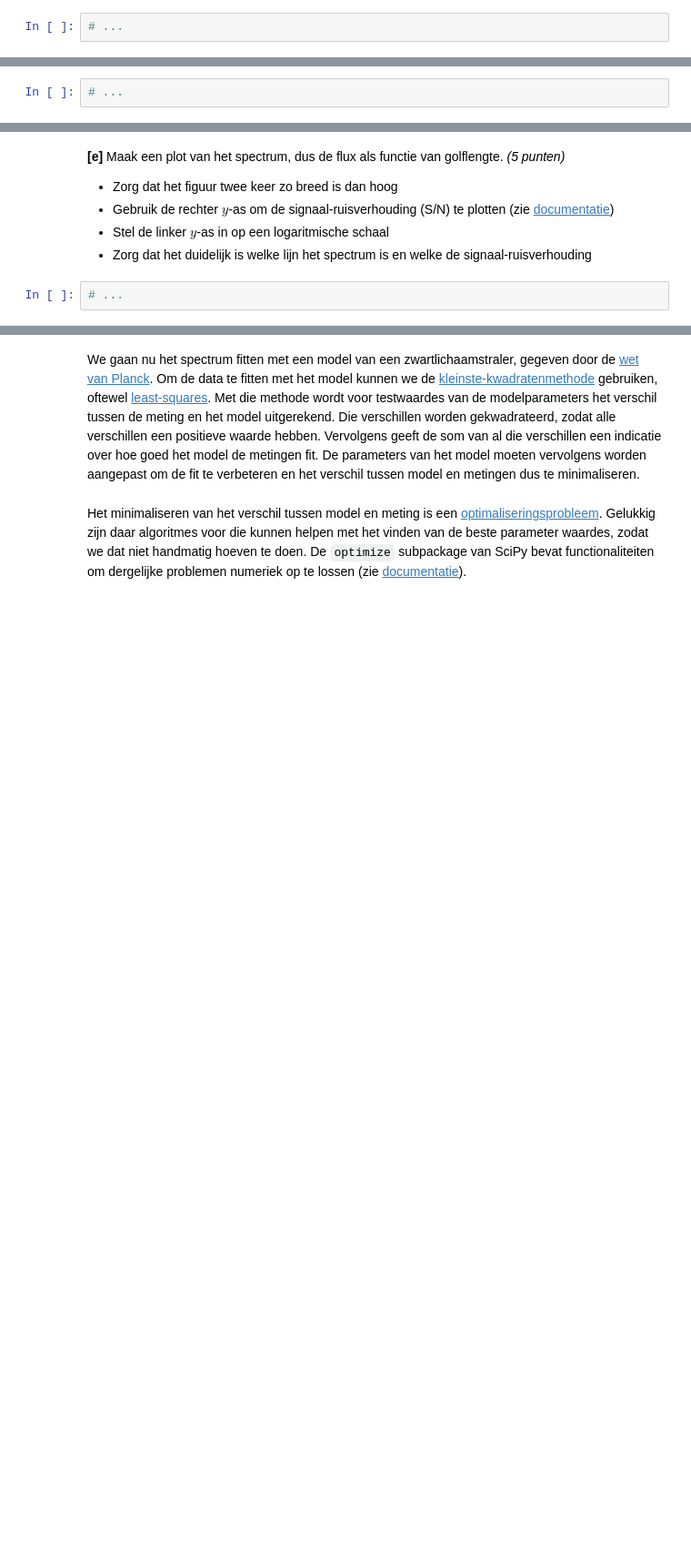
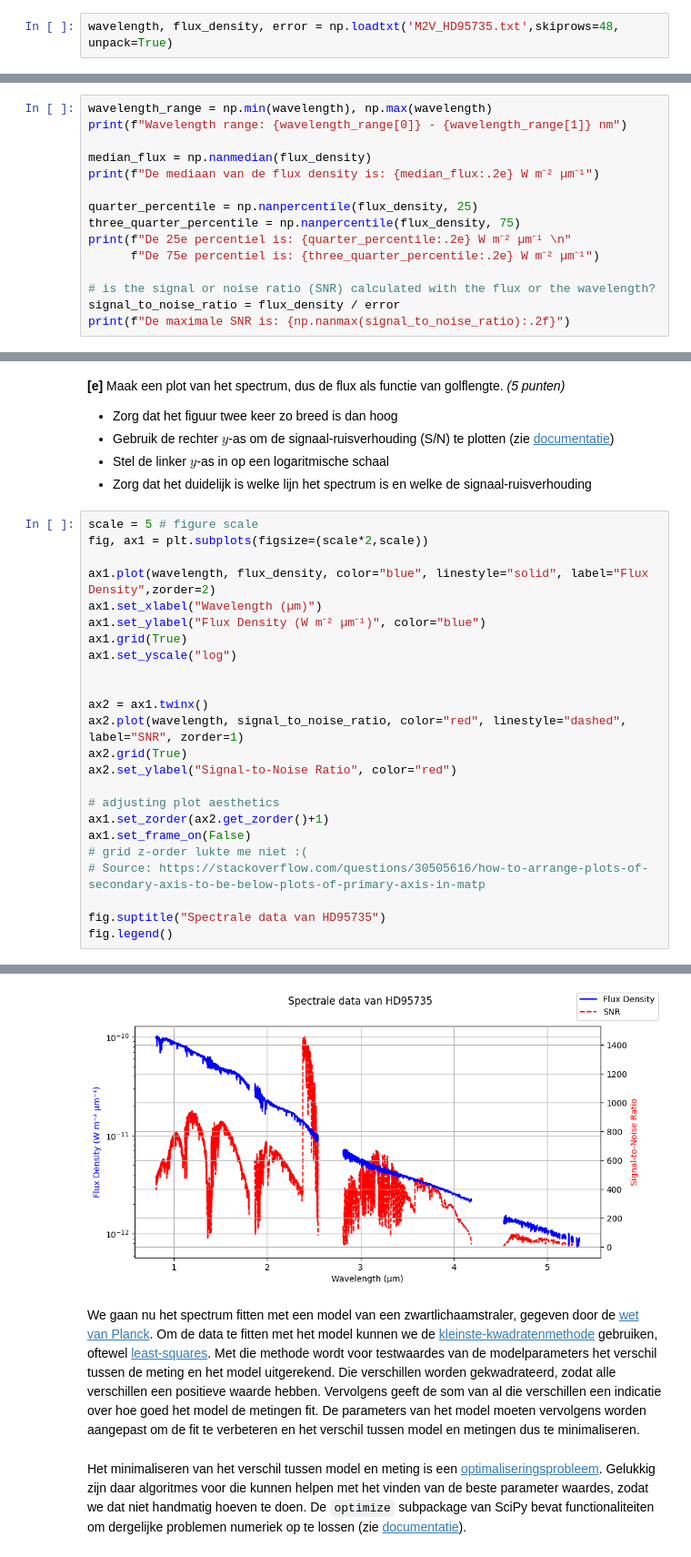
Before and after one commit to TheCaspeer/Universiteit-Leiden, a Jupyter notebook: PM mod4/Huiswerk4.ipynb, the cells around one changed output, grey strips where cells are left out. Shown at 91% size. Cells and saved outputs as stored; diff of their text form; blank space fills up the shorter version.

```diff
--- a/PM mod4/Huiswerk4.ipynb
+++ b/PM mod4/Huiswerk4.ipynb
@@ -490,7 +490,7 @@ De `loadtxt()` functie van NumPy (zie [documentatie](https://numpy.org/doc/stabl
 # %% [markdown]
 **[a]** Gebruik `loadtxt()` om de data uit het bestand *M2V_HD95735.dat* in te lezen. *(2 punten)*
 # %%
-# ...
+wavelength, flux_density, error = np.loadtxt('M2V_HD95735.txt',skiprows=48, unpack=True)
 # %% [markdown]
 Zoals je in het bestand al hebt kunnen zien, heeft de flux bij sommige golflengtes een waarde van -999. Dit is gedaan om aan te geven dat er bij die golflengtes een probleem was met de meting. Met het analyseren is het handiger om die waardes op [NaN](https://nl.wikipedia.org/wiki/NaN) te zetten (zie [documentatie](https://numpy.org/doc/stable/reference/constants.html#numpy.nan)). Op die manier zullen die waardes niet worden gebruikt bij het maken van een plot, terwijl dat met -999 wel het geval zou zijn.
 # %% [markdown]
@@ -508,4 +518,17 @@ Zoals je in het bestand al hebt kunnen zien, heeft de flux bij sommige golflengt
 - De mediaan en de 25ste en 75ste percentiel in W m$^{-2}$ $\mu$m$^{-1}$
 - De minimale en maximale waarde van de [signaal-ruisverhouding](https://nl.wikipedia.org/wiki/Signaal-ruisverhouding)
 # %%
-# ...
+wavelength_range = np.min(wavelength), np.max(wavelength)
+print(f"Wavelength range: {wavelength_range[0]} - {wavelength_range[1]} nm")
+
+median_flux = np.nanmedian(flux_density)
+print(f"De mediaan van de flux density is: {median_flux:.2e} W m⁻² µm⁻¹")
+
+quarter_percentile = np.nanpercentile(flux_density, 25)
+three_quarter_percentile = np.nanpercentile(flux_density, 75)
+print(f"De 25e percentiel is: {quarter_percentile:.2e} W m⁻² µm⁻¹ \n"
+      f"De 75e percentiel is: {three_quarter_percentile:.2e} W m⁻² µm⁻¹")
+
+# is the signal or noise ratio (SNR) calculated with the flux or the wavelength?
+signal_to_noise_ratio = flux_density / error
+print(f"De maximale SNR is: {np.nanmax(signal_to_noise_ratio):.2f}")
@@ -517,4 +546,27 @@ Zoals je in het bestand al hebt kunnen zien, heeft de flux bij sommige golflengt
 - Stel de linker $y$-as in op een logaritmische schaal
 - Zorg dat het duidelijk is welke lijn het spectrum is en welke de signaal-ruisverhouding
 # %%
-# ...
+scale = 5 # figure scale
+fig, ax1 = plt.subplots(figsize=(scale*2,scale))
+
+ax1.plot(wavelength, flux_density, color="blue", linestyle="solid", label="Flux Density",zorder=2)
+ax1.set_xlabel("Wavelength (µm)")
+ax1.set_ylabel("Flux Density (W m⁻² µm⁻¹)", color="blue")
+ax1.grid(True)
+ax1.set_yscale("log")
+
+
+ax2 = ax1.twinx()
+ax2.plot(wavelength, signal_to_noise_ratio, color="red", linestyle="dashed", label="SNR", zorder=1)
+ax2.grid(True)
+ax2.set_ylabel("Signal-to-Noise Ratio", color="red")
+
+# adjusting plot aesthetics
+ax1.set_zorder(ax2.get_zorder()+1)
+ax1.set_frame_on(False)
+# grid z-order lukte me niet :(
+# Source: https://stackoverflow.com/questions/30505616/how-to-arrange-plots-of-secondary-axis-to-be-below-plots-of-primary-axis-in-matp
+
+fig.suptitle("Spectrale data van HD95735")
+fig.legend()
+# %% [output]
@@ -521,3 +574,4 @@ Zoals je in het bestand al hebt kunnen zien, heeft de flux bij sommige golflengt
+[figure, added]
 # %% [markdown]
 We gaan nu het spectrum fitten met een model van een zwartlichaamstraler, gegeven door de [wet van Planck](https://nl.wikipedia.org/wiki/Wet_van_Planck). Om de data te fitten met het model kunnen we de [kleinste-kwadratenmethode](https://nl.wikipedia.org/wiki/Kleinste-kwadratenmethode) gebruiken, oftewel [least-squares](https://en.wikipedia.org/wiki/Least_squares). Met die methode wordt voor testwaardes van de modelparameters het verschil tussen de meting en het model uitgerekend. Die verschillen worden gekwadrateerd, zodat alle verschillen een positieve waarde hebben. Vervolgens geeft de som van al die verschillen een indicatie over hoe goed het model de metingen fit. De parameters van het model moeten vervolgens worden aangepast om de fit te verbeteren en het verschil tussen model en metingen dus te minimaliseren.
 # %% [markdown]
```
Also changed, not shown: parts of 4 cells of this notebook.
